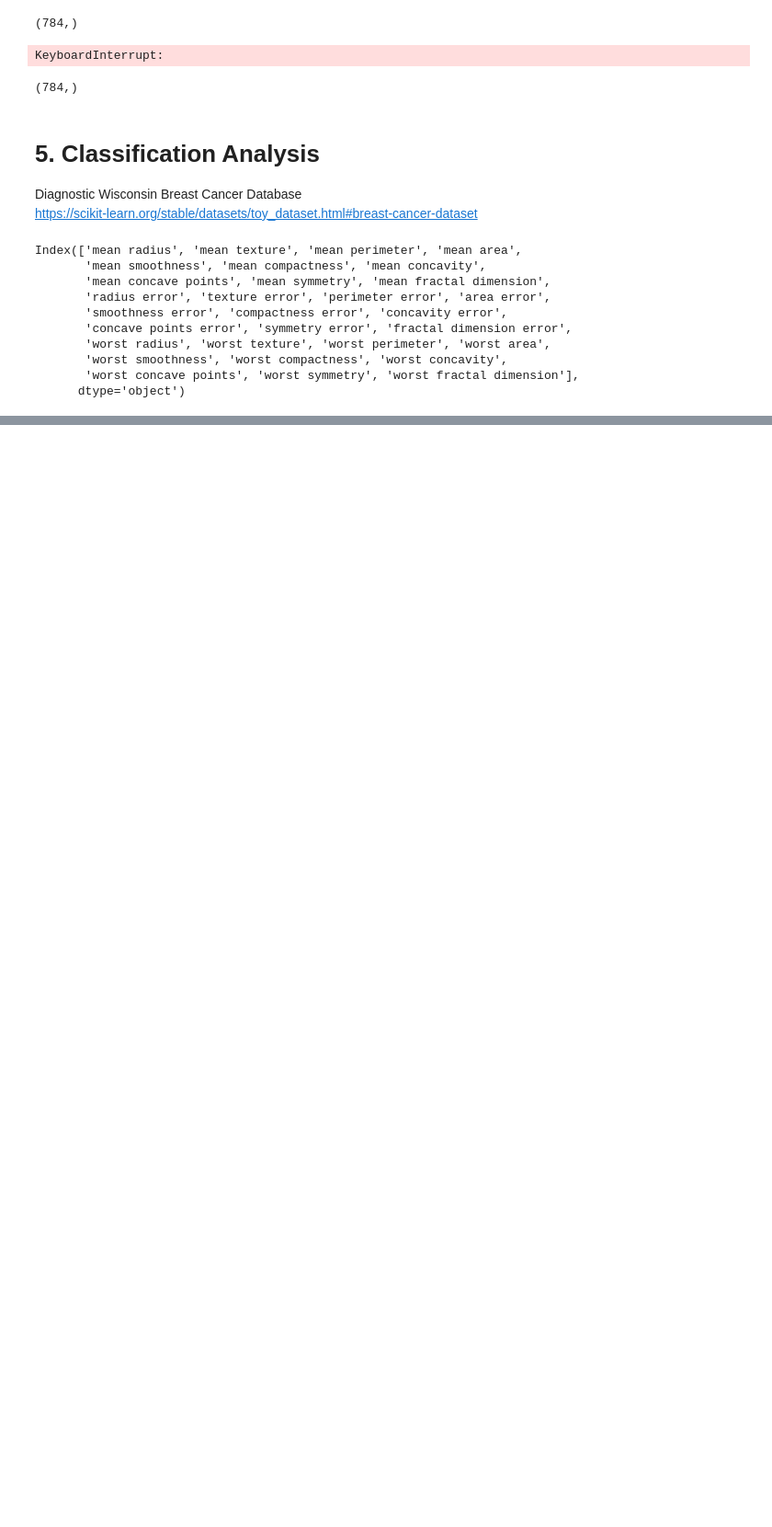
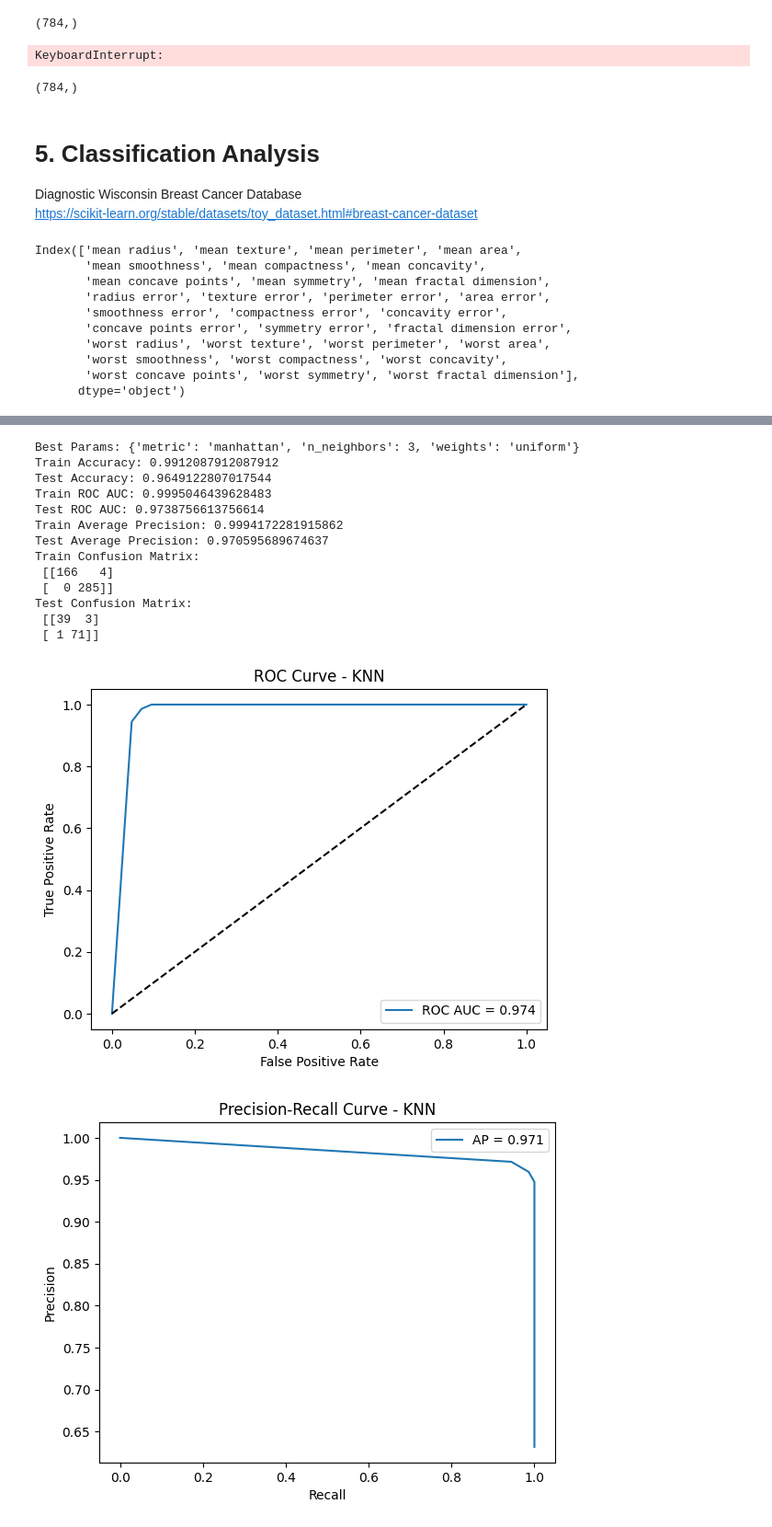
Before and after one commit to yutinghuang0413/MDSProject1, a Jupyter notebook: project1.ipynb, the cells around one changed output, grey strips where cells are left out. Shown at 92% size. Saved outputs shown, nothing was run; the diff lists cells and outputs as text; code cells hidden in the pictures; blank space fills up the shorter version.

```diff
--- a/project1.ipynb
+++ b/project1.ipynb
@@ -822,0 +1003,75 @@ Index(['mean radius', 'mean texture', 'mean perimeter', 'mean area',
+# %%
+from sklearn.neighbors import KNeighborsClassifier
+from sklearn.model_selection import GridSearchCV
+from sklearn.metrics import (accuracy_score, roc_auc_score, average_precision_score,
+                             confusion_matrix, roc_curve, precision_recall_curve)
+import matplotlib.pyplot as plt
+
+param_grid = {
+    'n_neighbors': [3, 5, 7, 9],
+    'weights': ['uniform', 'distance'],
+    'metric': ['euclidean', 'manhattan']
+}
+
+knn = KNeighborsClassifier()
+grid = GridSearchCV(knn, param_grid, cv=5, scoring='accuracy', n_jobs=-1)
+grid.fit(X_train_std, y_train)
+
+best_knn = grid.best_estimator_
+print("Best Params:", grid.best_params_)
+
+y_train_pred = best_knn.predict(X_train_std)
+y_test_pred  = best_knn.predict(X_test_std)
+
+y_train_score = best_knn.predict_proba(X_train_std)[:,1]
+y_test_score  = best_knn.predict_proba(X_test_std)[:,1]
+
+# Accuracy
+print("Train Accuracy:", accuracy_score(y_train, y_train_pred))
+print("Test Accuracy:", accuracy_score(y_test, y_test_pred))
+
+# ROC AUC & Average Precision
+print("Train ROC AUC:", roc_auc_score(y_train, y_train_score))
+print("Test ROC AUC:", roc_auc_score(y_test, y_test_score))
+
+print("Train Average Precision:", average_precision_score(y_train, y_train_score))
+print("Test Average Precision:", average_precision_score(y_test, y_test_score))
+
+# Confusion Matrix
+print("Train Confusion Matrix:\n", confusion_matrix(y_train, y_train_pred))
+print("Test Confusion Matrix:\n", confusion_matrix(y_test, y_test_pred))
+
+# ROC curve
+fpr, tpr, _ = roc_curve(y_test, y_test_score)
+plt.plot(fpr, tpr, label=f"ROC AUC = {roc_auc_score(y_test, y_test_score):.3f}")
+plt.plot([0,1],[0,1],'k--')
+plt.xlabel("False Positive Rate")
+plt.ylabel("True Positive Rate")
+plt.title("ROC Curve - KNN")
+plt.legend()
+plt.show()
+
+# Precision-Recall curve
+prec, rec, _ = precision_recall_curve(y_test, y_test_score)
+plt.plot(rec, prec, label=f"AP = {average_precision_score(y_test, y_test_score):.3f}")
+plt.xlabel("Recall")
+plt.ylabel("Precision")
+plt.title("Precision-Recall Curve - KNN")
+plt.legend()
+plt.show()
+# %% [output]
+Best Params: {'metric': 'manhattan', 'n_neighbors': 3, 'weights': 'uniform'}
+Train Accuracy: 0.9912087912087912
+Test Accuracy: 0.9649122807017544
+Train ROC AUC: 0.9995046439628483
+Test ROC AUC: 0.9738756613756614
+Train Average Precision: 0.9994172281915862
+Test Average Precision: 0.970595689674637
+Train Confusion Matrix:
+ [[166   4]
+ [  0 285]]
+Test Confusion Matrix:
+ [[39  3]
+ [ 1 71]]
+[figure, added]
+[figure, added]
```
Also changed, not shown: parts of 6 cells of this notebook.
